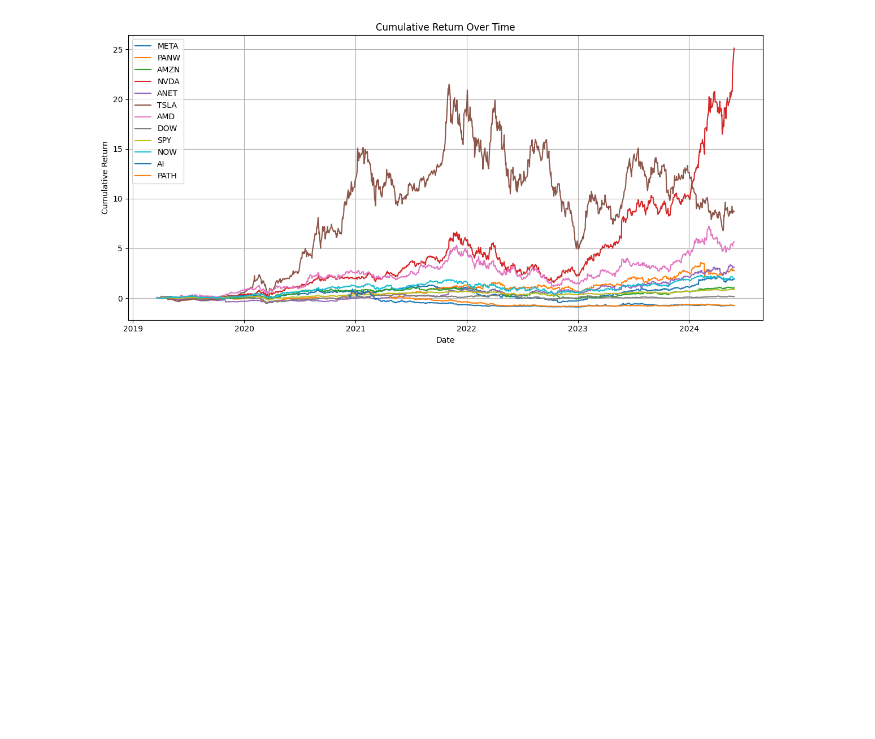
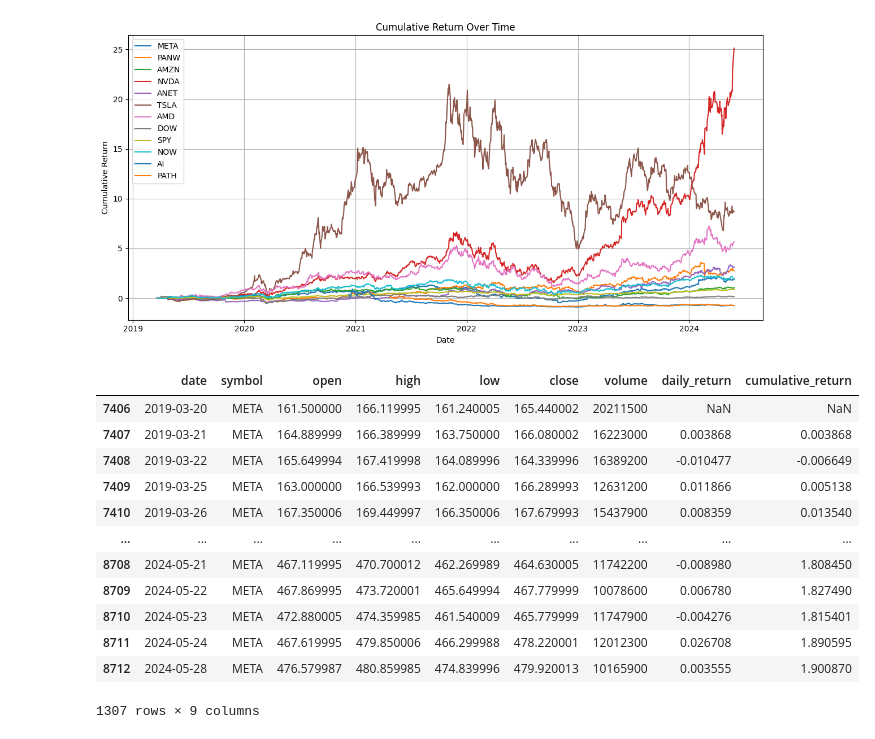
Before and after one commit to Nate-Sheibley/Top-10-AI-stocks-5y-overview, a Jupyter notebook: AIStocksProject/cumulative return.ipynb, the cells around one changed output. Cells and saved outputs as stored; diff of their text form; code cells hidden in the pictures; blank space fills up the shorter version.

```diff
--- a/AIStocksProject/cumulative return.ipynb
+++ b/AIStocksProject/cumulative return.ipynb
@@ -59,3 +59,19 @@ plt.show()
 plt.close()
 # %% [output]
 [figure]
+# %%
+data_split[0][1]
+# %% [output]
+|  | date | symbol | open | high | low | close | volume | daily_return | cumulative_return |
+| 7406 | 2019-03-20 | META | 161.500000 | 166.119995 | 161.240005 | 165.440002 | 20211500 | NaN | NaN |
+| 7407 | 2019-03-21 | META | 164.889999 | 166.389999 | 163.750000 | 166.080002 | 16223000 | 0.003868 | 0.003868 |
+| 7408 | 2019-03-22 | META | 165.649994 | 167.419998 | 164.089996 | 164.339996 | 16389200 | -0.010477 | -0.006649 |
+| 7409 | 2019-03-25 | META | 163.000000 | 166.539993 | 162.000000 | 166.289993 | 12631200 | 0.011866 | 0.005138 |
+| 7410 | 2019-03-26 | META | 167.350006 | 169.449997 | 166.350006 | 167.679993 | 15437900 | 0.008359 | 0.013540 |
+| ... | ... | ... | ... | ... | ... | ... | ... | ... | ... |
+| 8708 | 2024-05-21 | META | 467.119995 | 470.700012 | 462.269989 | 464.630005 | 11742200 | -0.008980 | 1.808450 |
+| 8709 | 2024-05-22 | META | 467.869995 | 473.720001 | 465.649994 | 467.779999 | 10078600 | 0.006780 | 1.827490 |
+| 8710 | 2024-05-23 | META | 472.880005 | 474.359985 | 461.540009 | 465.779999 | 11747900 | -0.004276 | 1.815401 |
+| 8711 | 2024-05-24 | META | 467.619995 | 479.850006 | 466.299988 | 478.220001 | 12012300 | 0.026708 | 1.890595 |
+| 8712 | 2024-05-28 | META | 476.579987 | 480.859985 | 474.839996 | 479.920013 | 10165900 | 0.003555 | 1.900870 |
+1307 rows × 9 columns
```
Also changed, not shown: parts of 6 cells of this notebook, 1 other file.
